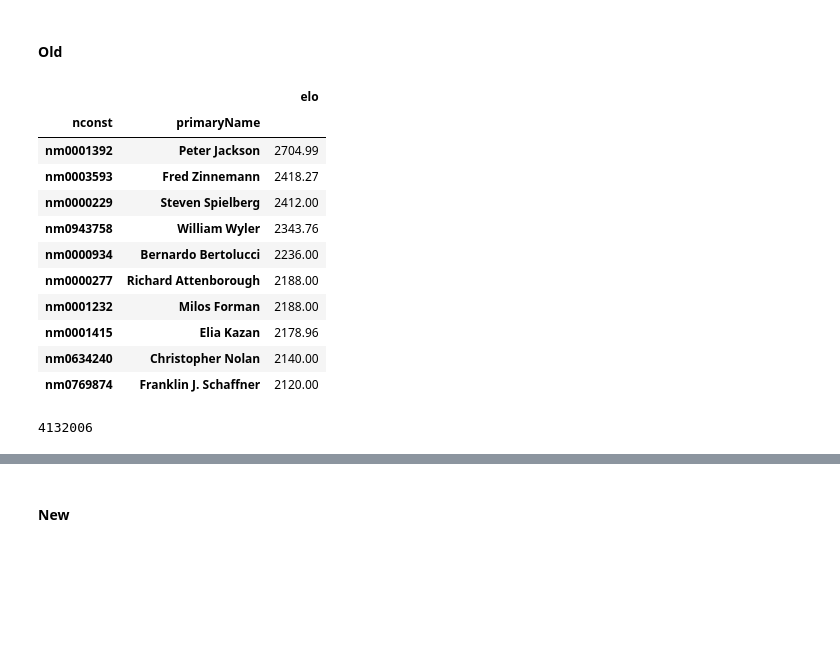
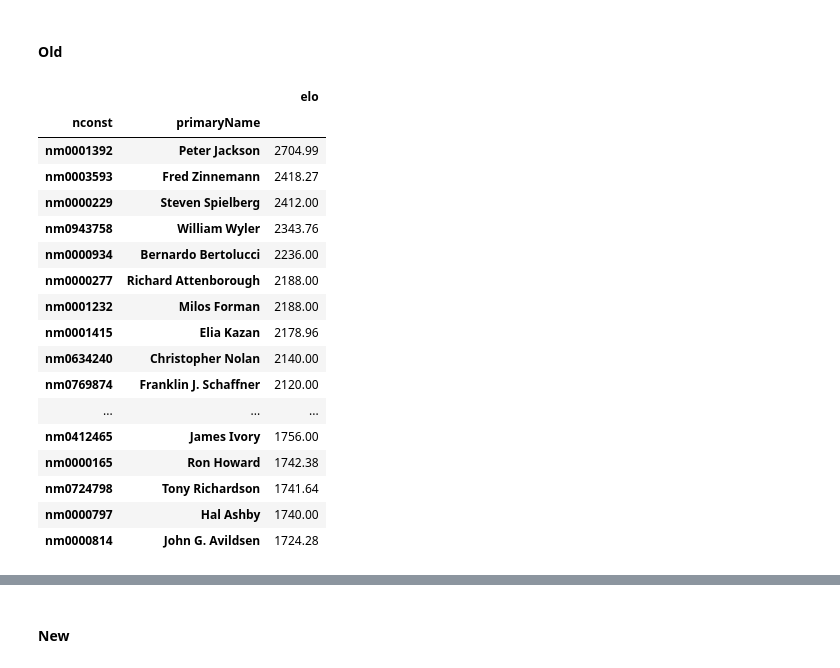
Before and after one commit to bradk54/IMDB_Fun, a Jupyter notebook: Notebooks/3_0_ELO.ipynb, the cells around one changed output, grey strips where cells are left out. Cells and saved outputs as stored; diff of their text form; code cells hidden in the pictures; blank space fills up the shorter version.

```diff
--- a/Notebooks/3_0_ELO.ipynb
+++ b/Notebooks/3_0_ELO.ipynb
@@ -219,21 +219,23 @@ for year in tqdm(years, desc="Updating ELOs"):
 #### Old
 # %%
 directors_yrly_grouped.groupby(["nconst", "primaryName"]).agg(
-    {"elo": "max"}).sort_values("elo", ascending=False).head(10)
+    {"elo": "max"}).sort_values("elo", ascending=False).head(50)
 # %% [output]
 |  |  | elo |
 | nconst | primaryName |  |
 | nm0001392 | Peter Jackson | 2704.99 |
 | nm0003593 | Fred Zinnemann | 2418.27 |
 | nm0000229 | Steven Spielberg | 2412.00 |
 | nm0943758 | William Wyler | 2343.76 |
 | nm0000934 | Bernardo Bertolucci | 2236.00 |
 | nm0000277 | Richard Attenborough | 2188.00 |
 | nm0001232 | Milos Forman | 2188.00 |
 | nm0001415 | Elia Kazan | 2178.96 |
 | nm0634240 | Christopher Nolan | 2140.00 |
 | nm0769874 | Franklin J. Schaffner | 2120.00 |
+| ... | ... | ... |
+| nm0412465 | James Ivory | 1756.00 |
+| nm0000165 | Ron Howard | 1742.38 |
+| nm0724798 | Tony Richardson | 1741.64 |
+| nm0000797 | Hal Ashby | 1740.00 |
+| nm0000814 | John G. Avildsen | 1724.28 |
-# %%
-principals['characters'].nunique()
-# %% [output]
-4132006
```
Also changed, not shown: parts of 1 cell of this notebook.
